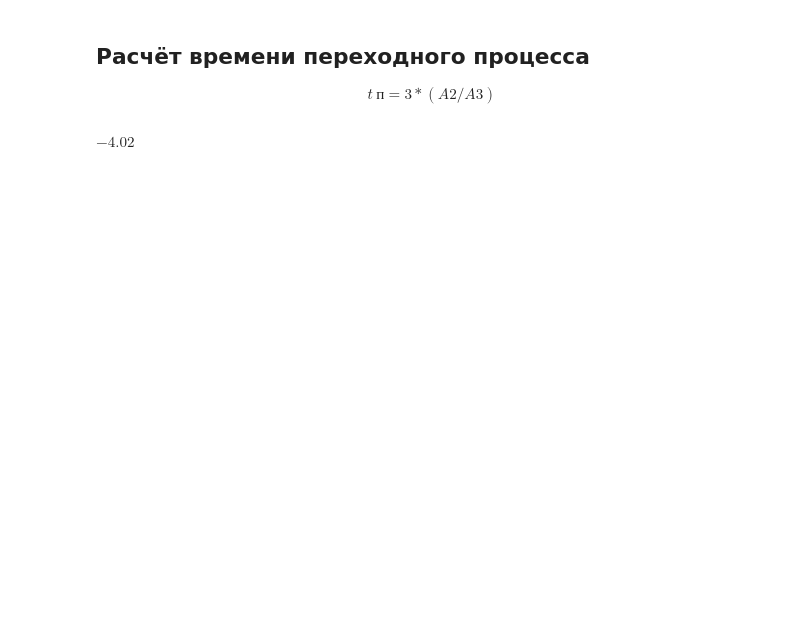
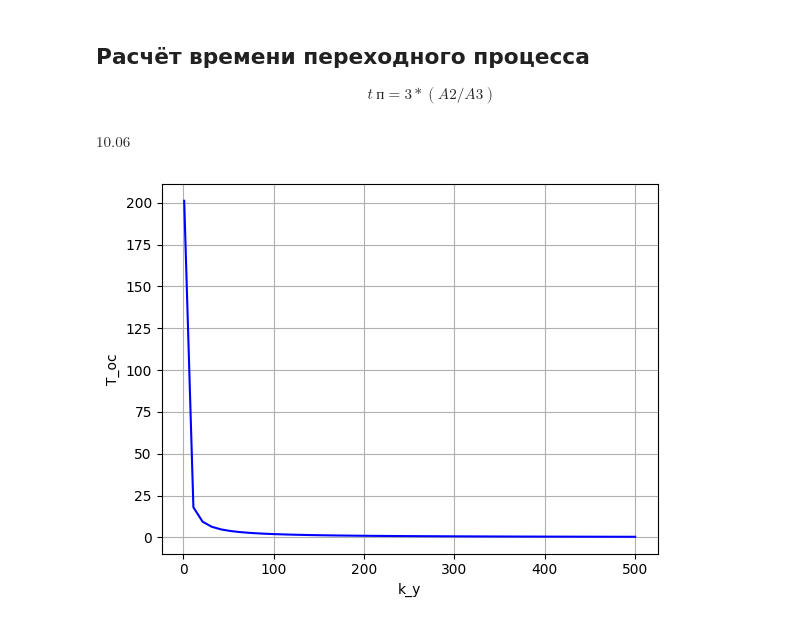
Before and after one commit to Octopusmode/tau_3k_var5, a Jupyter notebook: tau_var5.ipynb, the cells around one changed output. Cells and saved outputs as stored; diff of their text form; code cells hidden in the pictures; blank space fills up the shorter version.

```diff
--- a/tau_var5.ipynb
+++ b/tau_var5.ipynb
@@ -318,7 +313,7 @@ plt.show()
 $$ t~п = 3 * (A2 / A3) $$
 # %%
 # Выбираем значение k_у
-k_у_value = 50
+k_у_value = 20
 
 def f_T_ос(k_у_value, a2=A2, a3=A3):
     # Подставляем значение k_у в уравнения A2 и A3
@@ -329,13 +324,21 @@ def f_T_ос(k_у_value, a2=A2, a3=A3):
     _t_п = (3 * (a2 / a3))
 
     result = solve(_t_п, T_ос)
-    return float(list(result)[0])
+    return abs(float(list(result)[0]))
 
 r(f_T_ос(k_у_value))
 # %% [output]
-$\displaystyle -4.02$
+$\displaystyle 10.06$
 # %%
 # Строим график зависимости T_ос от k_у
-k_у_values = np.linspace(0, 100, 50)
+k_у_values = np.linspace(1, 500, 50)
 
 T_ос_values = [f_T_ос(k_у_value) for k_у_value in k_у_values]
+
+plt.plot(k_у_values, T_ос_values, color='blue', label='T_ос')
+plt.xlabel('k_у')
+plt.ylabel('T_ос')
+plt.grid(True)
+plt.show()
+# %% [output]
+[figure, added]
```
Also changed, not shown: parts of 12 cells of this notebook, 1 other file.
